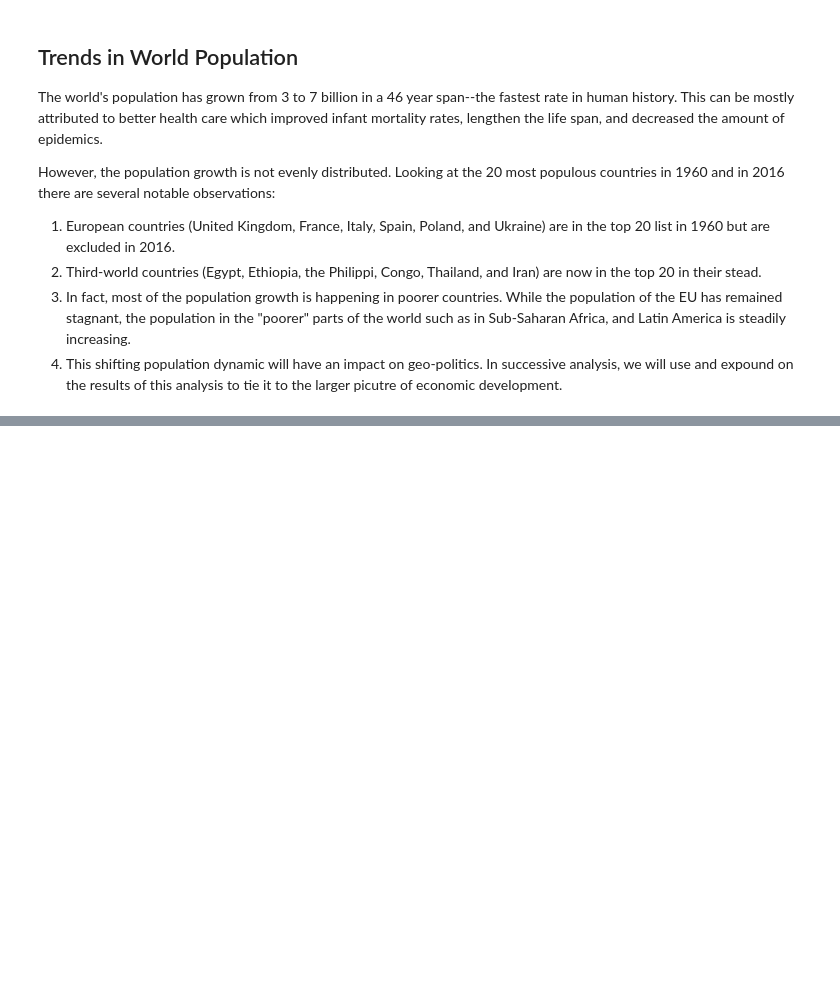
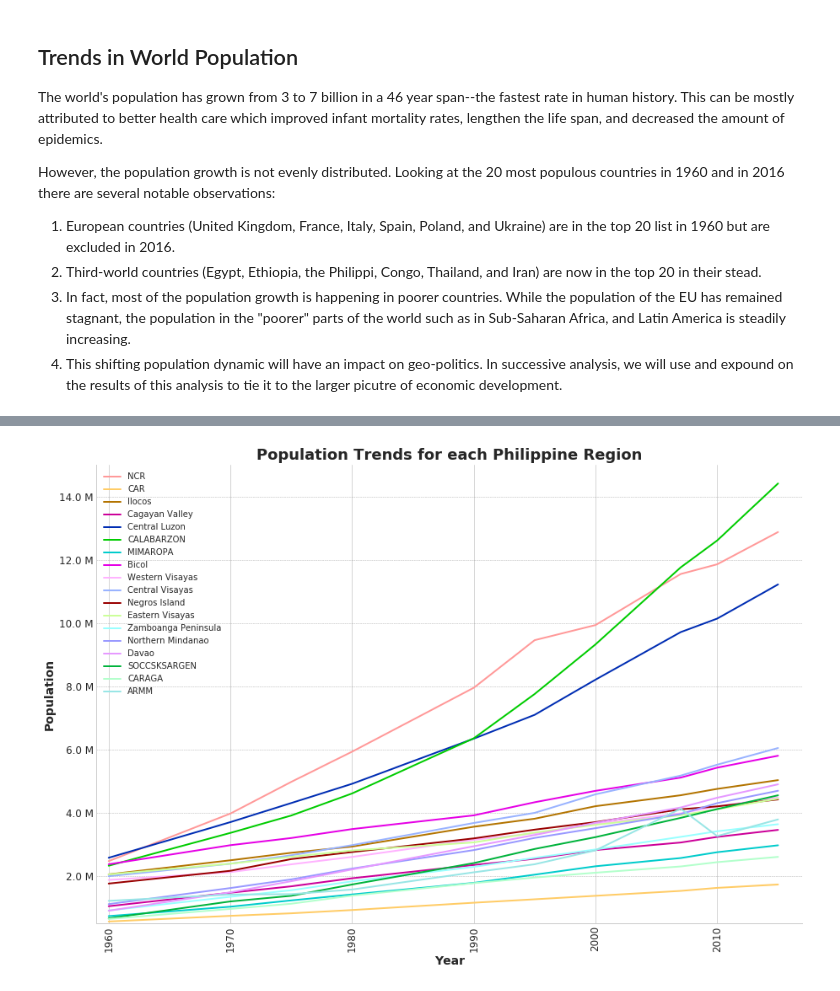
Before and after one commit to lnbalon/world_population, a Jupyter notebook: world_population_analysis.ipynb, the cells around one changed output, grey strips where cells are left out. Cells and saved outputs as stored; diff of their text form; code cells hidden in the pictures; blank space fills up the shorter version.

Commit message:
Added a new file on the data_sources folder, and edited the notebook to reflect changes in Philippine regional population

```diff
--- a/world_population_analysis.ipynb
+++ b/world_population_analysis.ipynb
@@ -666,0 +684,12 @@ However, the population growth is not evenly distributed. Looking at the 20 most
+# %%
+#convert the data types in the years column to int
+census_years = ['1960', '1970', '1975', '1980', '1990', '1995', '2000',
+       '2007', '2010', '2015']
+
+#define a function to remove the comma and turn the values into numeric type
+
+def to_num(column):
+    return int(column.replace(',',''))
+
+for year in census_years:
+    phil_pop_byregion[year] = phil_pop_byregion[year].apply(to_num)
@@ -666,0 +712,5 @@ However, the population growth is not evenly distributed. Looking at the 20 most
+# %%
+#add a column for simplified region name
+phil_pop_byregion['Region Name'] = ['NCR', 'CAR', 'Ilocos', 'Cagayan Valley', 'Central Luzon', 'CALABARZON', 'MIMAROPA',
+                                   'Bicol','Western Visayas', 'Central Visayas', 'Negros Island', 'Eastern Visayas',
+                                   'Zamboanga Peninsula', 'Northern Mindanao', 'Davao', 'SOCCSKSARGEN', 'CARAGA', 'ARMM']
@@ -666,0 +732,73 @@ However, the population growth is not evenly distributed. Looking at the 20 most
+# %%
+#plot the population data by region
+#set the plot size in inches
+fig, ax = plt.subplots(1, 1, figsize=(15, 10))
+
+
+#select a color scheme
+color_sequence = ['#ff9999',
+                  '#ffcc66', '#b37400', '#cc0099', '#002db3', '#00cc00', '#00cccc', '#e600e6',
+                  '#ffb3ff', '#99b3ff', '#990000', '#ccff99', '#99ffff', '#9999ff', '#e699ff',
+                  '#00b33c', '#b3ffcc', '#99e6e6', '#0073e6', '#003366']
+
+#remove the spines from the top and the bottom of the figure
+ax.spines['top'].set_visible(False)
+ax.spines['right'].set_visible(False)
+
+for index, region in enumerate(phil_pop_byregion['Region']):
+
+    #get the x_axis and y_axis
+    y_axis = phil_pop_byregion[phil_pop_byregion['Region'] == region ].iloc[0, 1:11]
+    x_axis = [int(i) for i in census_years] #change the datatype (it is a string change it to int)
+
+    label = phil_pop_byregion[phil_pop_byregion['Region'] == region]['Region Name'].loc[index]
+    #plot
+    ax.plot(x_axis, y_axis, lw = 2.0, color=color_sequence[index],
+            label = label)
+
+
+
+#format the ticklabels
+plt.xticks(rotation = 90, family = 'sans-serif', fontsize = 12)
+
+#use FuncFormatter for the y-tick labels
+#the function below was copied from the documentation for FuncFormatter
+
+def millions(x, pos):
+    'The two args are the value and tick position'
+    return '{} M'.format((x*1e-6))
+
+formatter = FuncFormatter(millions)
+
+ax.yaxis.set_major_formatter(formatter)
+plt.yticks(family = 'sans-serif', fontsize = 12)
+
+#add titles, axis labels, set the font size, weight, and family
+plt.xlabel('Year', family = 'sans-serif', fontsize= 14, weight = 'bold')
+plt.ylabel('Population', family = 'sans-serif', fontsize = 14, weight = 'bold')
+plt.title('Population Trends for each Philippine Region', family = 'sans-serif', size = 18,
+          weight = 'bold')
+
+#set the limit of the plotting area
+#add 1 year on both sides of the x-axis for aesthetic purpose
+plt.xlim(1959,2017)
+plt.ylim(500000,15000000)
+
+#create a grid for for easier reading
+plt.grid(True, 'major', 'y', ls='--', lw=.5, c='k', alpha=.3)
+
+#remove the tickmarks
+plt.tick_params(axis='both', which='both', bottom='off', top='off',
+                labelbottom='on', left='off', right='off', labelleft='on')
+
+
+#export the plot in any of the following format: jpeg, png, pdf, etc... (uncomment the code below to do that)
+#plt.savefig('population_trends_asean.jpeg', bbox_inches='tight')
+
+
+plt.legend()
+
+#show the plot
+plt.show()
+# %% [output]
+[figure, added]
```
Also changed, not shown: parts of 10 cells of this notebook, 1 other file.
